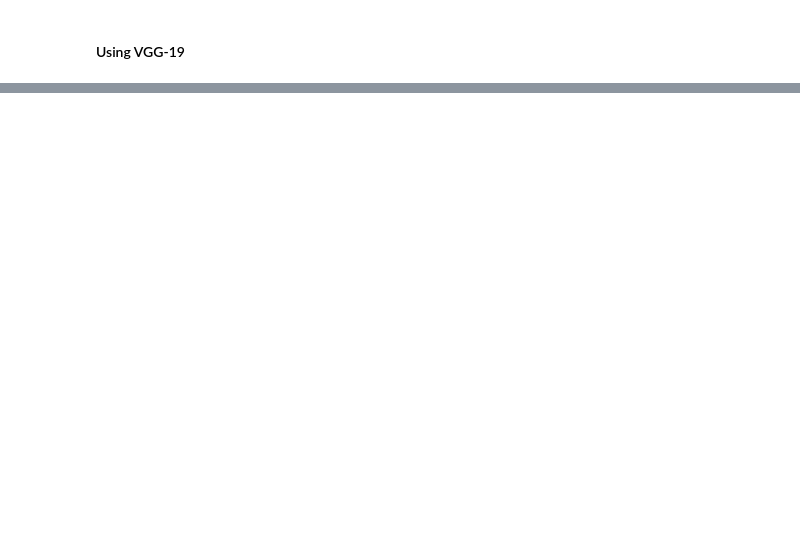
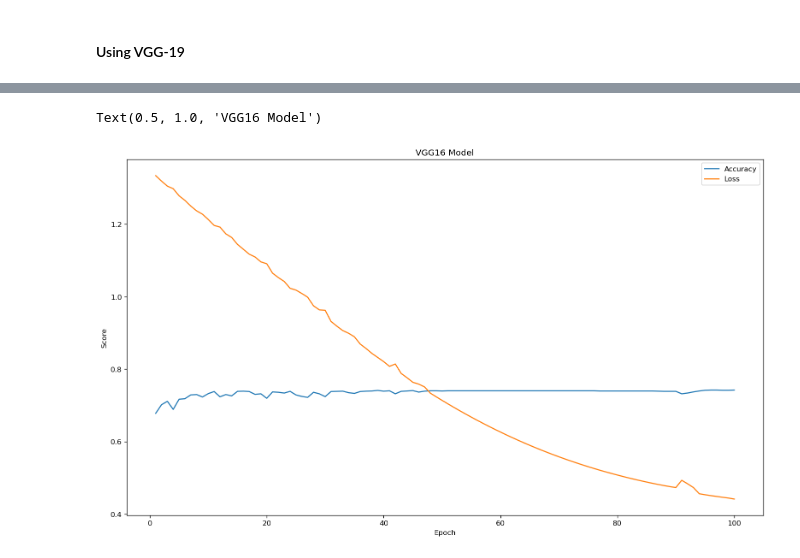
Before and after one commit to wesley0628/Brain_MRI_Image_Analysis, a Jupyter notebook: Brain_tumor_detection.ipynb, the cells around one changed output, grey strips where cells are left out. Cells and saved outputs as stored; diff of their text form; code cells hidden in the pictures; blank space fills up the shorter version.

```diff
--- a/Brain_tumor_detection.ipynb
+++ b/Brain_tumor_detection.ipynb
@@ -198,3 +328,13 @@ model_vgg19_history = model_vgg19.fit(train_df,
+# %%
+vgg19_result = pd.DataFrame({"Accuracy": model_vgg19_history.history["val_accuracy"],
+                             "Loss": model_vgg19_history.history["val_loss"]}, index=epoch_index)
+ax_vgg19 = vgg19_result.plot.line(figsize=(16, 9))
+ax_vgg19.set_xlabel("Epoch")
+ax_vgg19.set_ylabel("Score")
+ax_vgg19.set_title("VGG16 Model")
+# %% [output]
+Text(0.5, 1.0, 'VGG16 Model')
+[figure, added]
 # %%
 model_vgg19.load_weights(os.path.join("trained_model_weights", model_vgg19_path))
 model_vgg19.evaluate(test_df)
```
Also changed, not shown: parts of 20 cells of this notebook.
